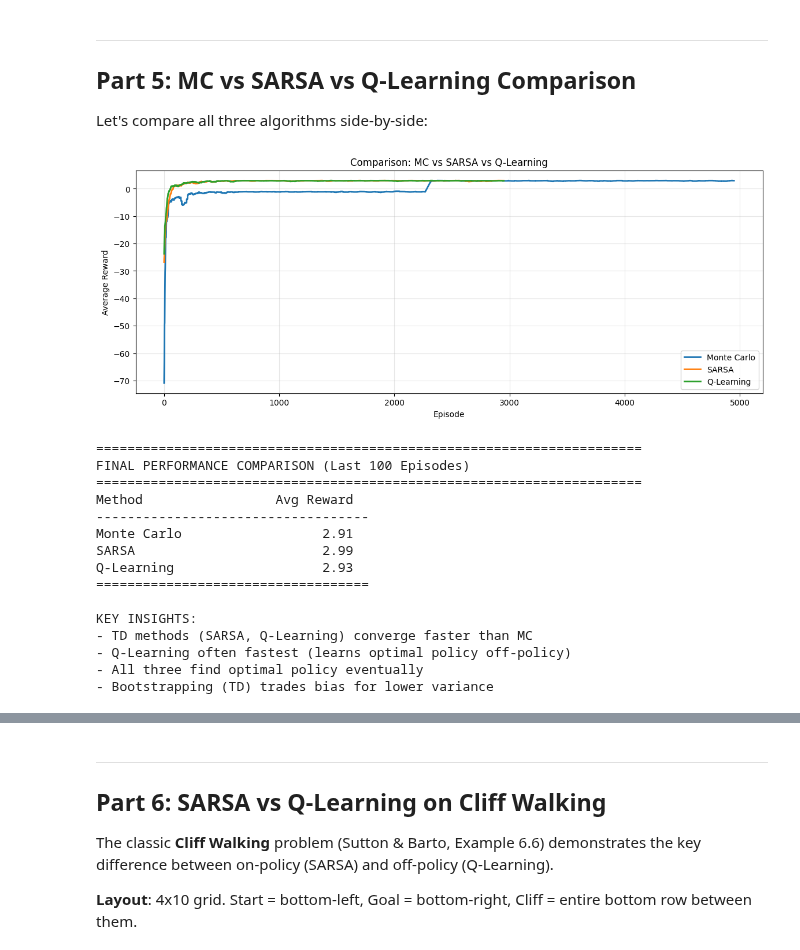
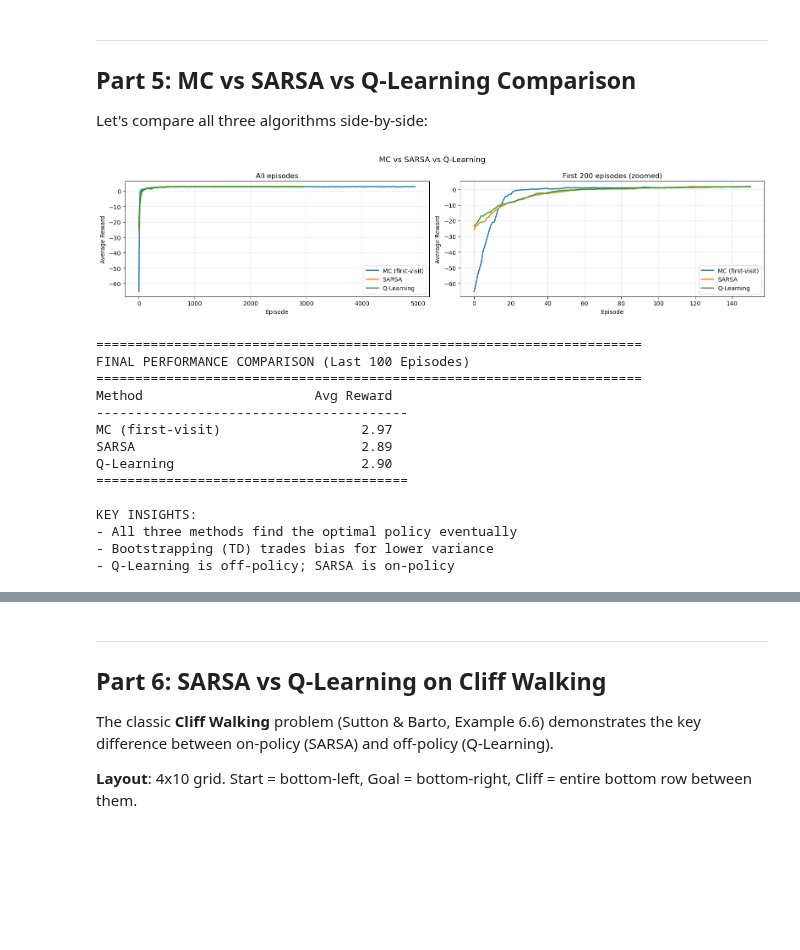
Before and after one commit to ilijabogunovic/rhine-ai, a Jupyter notebook: public/exercises/Exercise2_SOLUTION.ipynb, the cells around one changed output, grey strips where cells are left out. Cells and saved outputs as stored; diff of their text form; code cells hidden in the pictures; blank space fills up the shorter version.

```diff
--- a/public/exercises/Exercise2_SOLUTION.ipynb
+++ b/public/exercises/Exercise2_SOLUTION.ipynb
@@ -205,7 +207,7 @@ class MonteCarloControl:
         return episode
 
     def update(self, episode):
-        """Update Q-values using first-visit MC"""
+        """Update Q-values using first-visit MC (Buggy version)"""
         G = 0.0
         visited = set()
 
@@ -476,49 +520,55 @@ Training Q-Learning...
 
 Let's compare all three algorithms side-by-side:
 # %%
-# Compare all three
-plt.figure(figsize=(14, 5))
+# Compare all methods
+fig, axes = plt.subplots(1, 2, figsize=(16, 4))
 window = 50
-plt.plot(np.convolve(rewards_mc, np.ones(window)/window, mode='valid'), label='Monte Carlo', linewidth=2)
-plt.plot(np.convolve(rewards_sarsa, np.ones(window)/window, mode='valid'), label='SARSA', linewidth=2)
-plt.plot(np.convolve(rewards_qlearning, np.ones(window)/window, mode='valid'), label='Q-Learning', linewidth=2)
-plt.xlabel('Episode')
-plt.ylabel('Average Reward')
-plt.title('Comparison: MC vs SARSA vs Q-Learning')
-plt.legend()
-plt.grid(True, alpha=0.3)
+
+for ax, max_ep in [(axes[0], None), (axes[1], 200)]:
+    r_mc = rewards_mc[:max_ep] if max_ep else rewards_mc
+    r_sarsa = rewards_sarsa[:max_ep] if max_ep else rewards_sarsa
+    r_ql = rewards_qlearning[:max_ep] if max_ep else rewards_qlearning
+    ax.plot(np.convolve(r_mc, np.ones(window)/window, mode='valid'), label='MC (first-visit)', linewidth=2)
+    ax.plot(np.convolve(r_sarsa, np.ones(window)/window, mode='valid'), label='SARSA', linewidth=2)
+    ax.plot(np.convolve(r_ql, np.ones(window)/window, mode='valid'), label='Q-Learning', linewidth=2)
+    ax.set_xlabel('Episode')
+    ax.set_ylabel('Average Reward')
+    ax.set_title('All episodes' if not max_ep else f'First {max_ep} episodes (zoomed)')
+    ax.legend()
+    ax.grid(True, alpha=0.3)
+
+plt.suptitle('MC vs SARSA vs Q-Learning', fontsize=13)
+plt.tight_layout()
 plt.show()
 
 # Summary statistics
-print("\n" + "="*70)
-print("FINAL PERFORMANCE COMPARISON (Last 100 Episodes)")
-print("="*70)
-print(f"{'Method':<20} {'Avg Reward':>12}")
-print("-"*35)
-print(f"{'Monte Carlo':<20} {np.mean(rewards_mc[-100:]):>12.2f}")
-print(f"{'SARSA':<20} {np.mean(rewards_sarsa[-100:]):>12.2f}")
-print(f"{'Q-Learning':<20} {np.mean(rewards_qlearning[-100:]):>12.2f}")
-print("="*35)
+print('\n' + '='*70)
+print('FINAL PERFORMANCE COMPARISON (Last 100 Episodes)')
+print('='*70)
+print(f"{'Method':<25} {'Avg Reward':>12}")
+print('-'*40)
+print(f"{'MC (first-visit)':<25} {np.mean(rewards_mc[-100:]):>12.2f}")
+print(f"{'SARSA':<25} {np.mean(rewards_sarsa[-100:]):>12.2f}")
+print(f"{'Q-Learning':<25} {np.mean(rewards_qlearning[-100:]):>12.2f}")
+print('='*40)
 
-print("\nKEY INSIGHTS:")
-print("- TD methods (SARSA, Q-Learning) converge faster than MC")
-print("- Q-Learning often fastest (learns optimal policy off-policy)")
-print("- All three find optimal policy eventually")
-print("- Bootstrapping (TD) trades bias for lower variance")
+print('\nKEY INSIGHTS:')
+print('- All three methods find the optimal policy eventually')
+print('- Bootstrapping (TD) trades bias for lower variance')
+print('- Q-Learning is off-policy; SARSA is on-policy')
 # %% [output]
-[figure, old version]
+[figure, new version]
 ======================================================================
 FINAL PERFORMANCE COMPARISON (Last 100 Episodes)
 ======================================================================
-Method                 Avg Reward
------------------------------------
-Monte Carlo                  2.91
-SARSA                        2.99
-Q-Learning                   2.93
-===================================
+Method                      Avg Reward
+----------------------------------------
+MC (first-visit)                  2.97
+SARSA                             2.89
+Q-Learning                        2.90
+========================================
 
 KEY INSIGHTS:
-- TD methods (SARSA, Q-Learning) converge faster than MC
-- Q-Learning often fastest (learns optimal policy off-policy)
-- All three find optimal policy eventually
+- All three methods find the optimal policy eventually
 - Bootstrapping (TD) trades bias for lower variance
+- Q-Learning is off-policy; SARSA is on-policy
```
Also changed, not shown: parts of 16 cells of this notebook, 2 other files.
